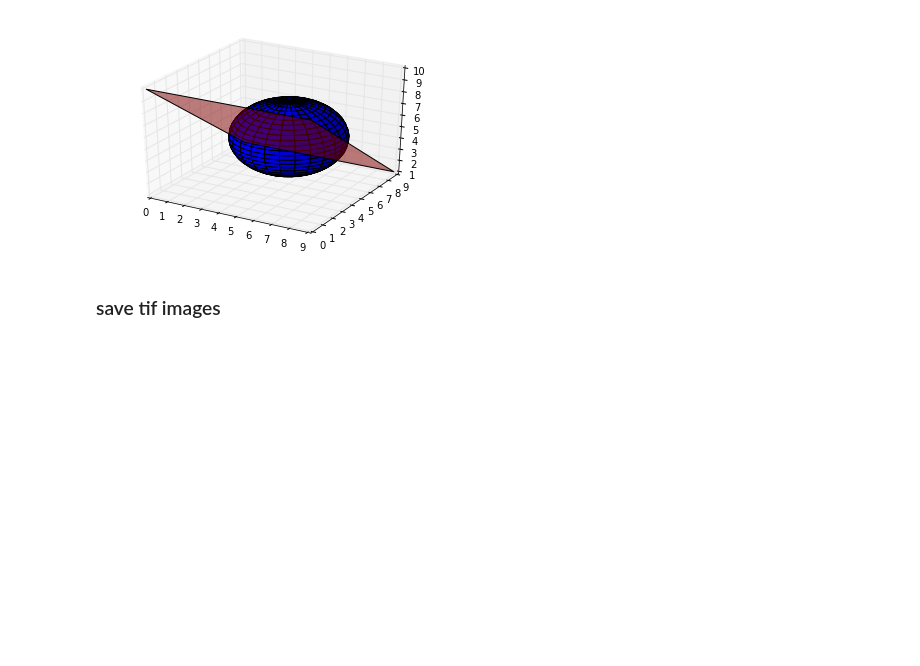
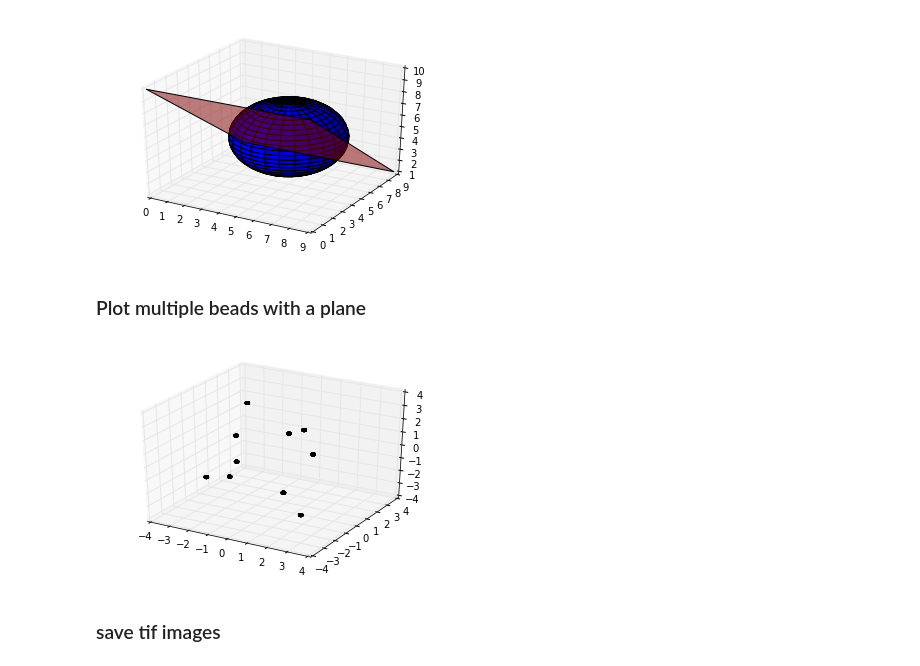
Before and after one commit to lhogstrom/ThornsInRoses, a Jupyter notebook: SPIM_simulation/surface_sphere_3d.ipynb, the cells around one changed output. Saved outputs shown, nothing was run; the diff lists cells and outputs as text; code cells hidden in the pictures; blank space fills up the shorter version.

```diff
--- a/SPIM_simulation/surface_sphere_3d.ipynb
+++ b/SPIM_simulation/surface_sphere_3d.ipynb
@@ -181,5 +211,20 @@ show()
 #plt.show()
 # %% [output]
 [figure]
+# %% [markdown]
+### Plot multiple beads with a plane ###
+# %%
+beadSize = .1
+nBeads = 20
+fig = plt.figure()
+ax = fig.add_subplot(111, projection='3d')
+# add multiple beads
+for i in range(10):
+    irand = np.random.random_integers(-3,3,size=3)
+    x,y,z = addBead(beadSize, irand[0], irand[1], irand[2])
+    ax.plot_surface(x, y, z,  rstride=4, cstride=4, color='b')
+show()
+# %% [output]
+[figure, added]
 # %% [markdown]
 ### save tif images ###
```
Also changed, not shown: parts of 3 cells of this notebook.
